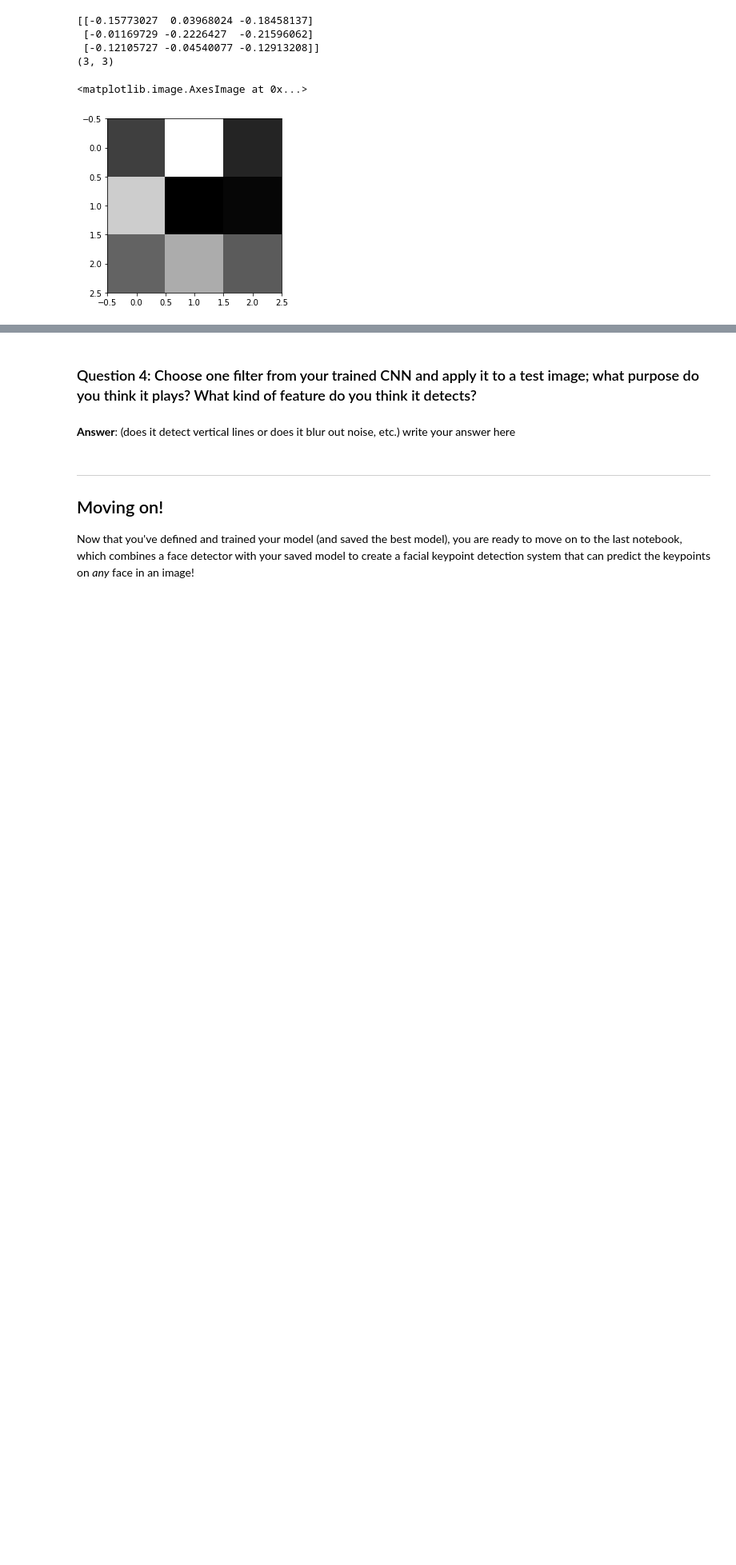
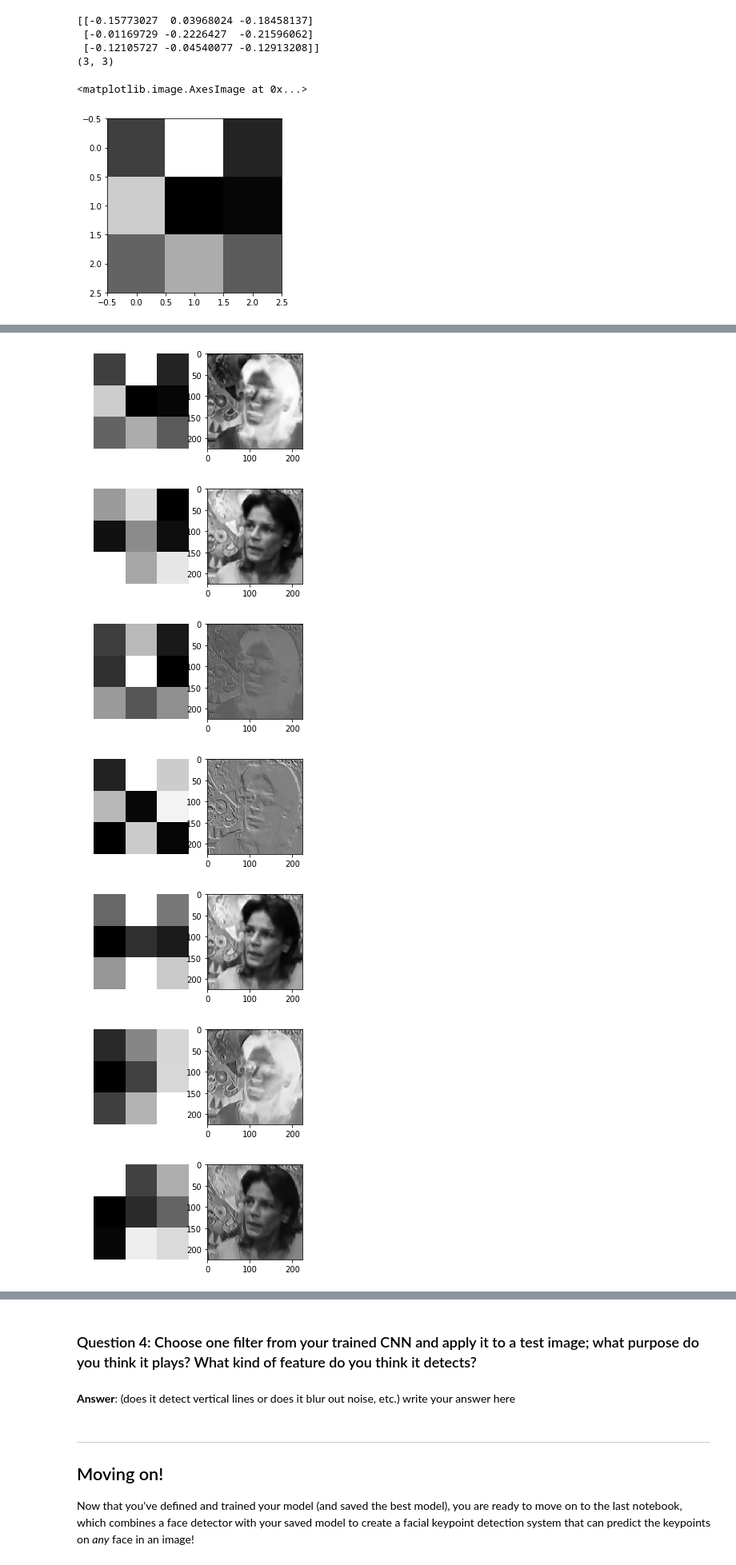
Before and after one commit to mitsunami/Facial_Keypoints, a Jupyter notebook: 2. Define the Network Architecture.ipynb, the cells around one changed output, grey strips where cells are left out. Shown: that part at 80% size. Drawn from its saved outputs; the diff is of its cells as text; code cells hidden in the pictures; blank space fills up the shorter version.

```diff
--- a/2. Define the Network Architecture.ipynb
+++ b/2. Define the Network Architecture.ipynb
@@ -507,33 +507,42 @@ Next, choose a test image and filter it with one of the convolutional kernels in
 # %%
 import cv2
 
 ##TODO: load in and display any image from the transformed test dataset
 test_images, test_outputs, gt_pts = net_sample_output()
 image_index = 0
+image = test_images[image_index].data   # get the image from it's wrapper
+image = image.numpy()   # convert to numpy array from a Tensor
+image = np.transpose(image, (1, 2, 0))   # transpose to go from torch to numpy image
 
 ## TODO: Using cv's filter2D function,
 ## apply a specific set of filter weights (like the one displayed above) to the test image
-filter_num = 32
+filter_num = 8
 
 weights1 = net.conv1.weight.data
 w = weights1.numpy()
 #print(w[filter_index][0])
 #print(w[filter_index][0].shape)
 
 for i in range(filter_num):
     plt.figure(figsize=(20,10))
-    ax = plt.subplot(1, batch_size, i+1)
 
-    # un-transform the image data
-    image = test_images[image_index].data   # get the image from it's wrapper
-    image = image.numpy()   # convert to numpy array from a Tensor
-    image = np.transpose(image, (1, 2, 0))   # transpose to go from torch to numpy image
-
-    image = cv2.filter2D(image, cv2.CV_32F, w[i][0])
+    filter_img = cv2.filter2D(image, cv2.CV_32F, w[i][0])
 
     # image is grayscale
-    plt.imshow(image, cmap='gray')
-
+    ax = plt.subplot(2, filter_num, 2*i+1)
+    plt.imshow(w[i][0], cmap='gray')
     plt.axis('off')
 
+    ax = plt.subplot(2, filter_num, 2*i+2)
+    plt.imshow(filter_img, cmap='gray')
+
+
 plt.show()
+# %% [output]
+[figure, added]
+[figure, added]
+[figure, added]
+[figure, added]
+[figure, added]
+[figure, added]
+[figure, added]
```
Also changed, not shown: parts of 1 cell of this notebook.
